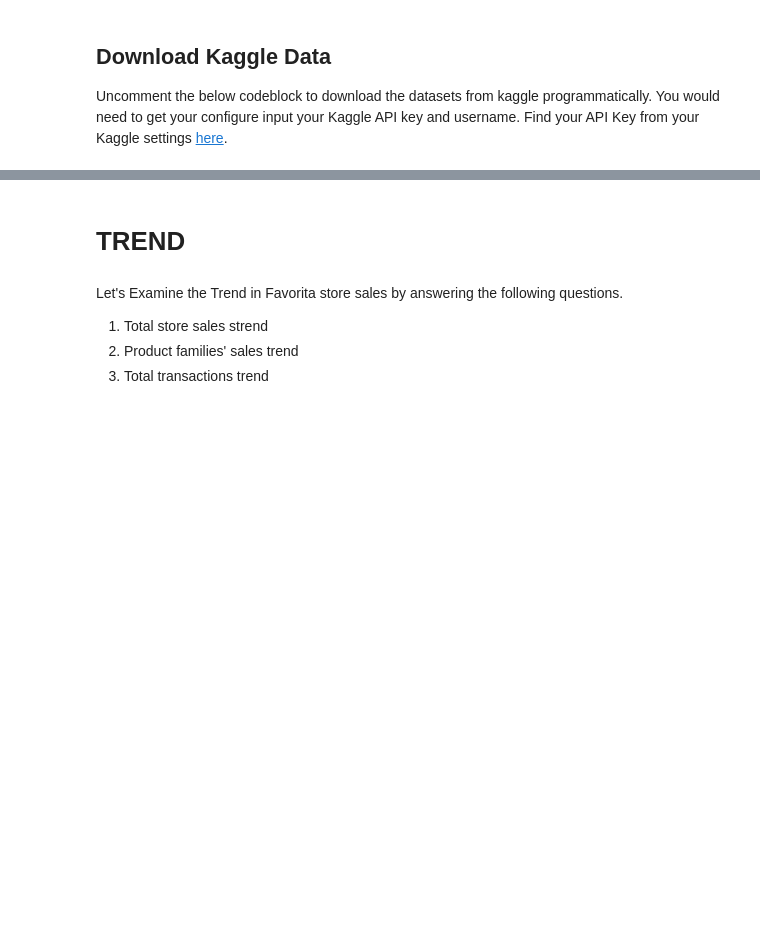
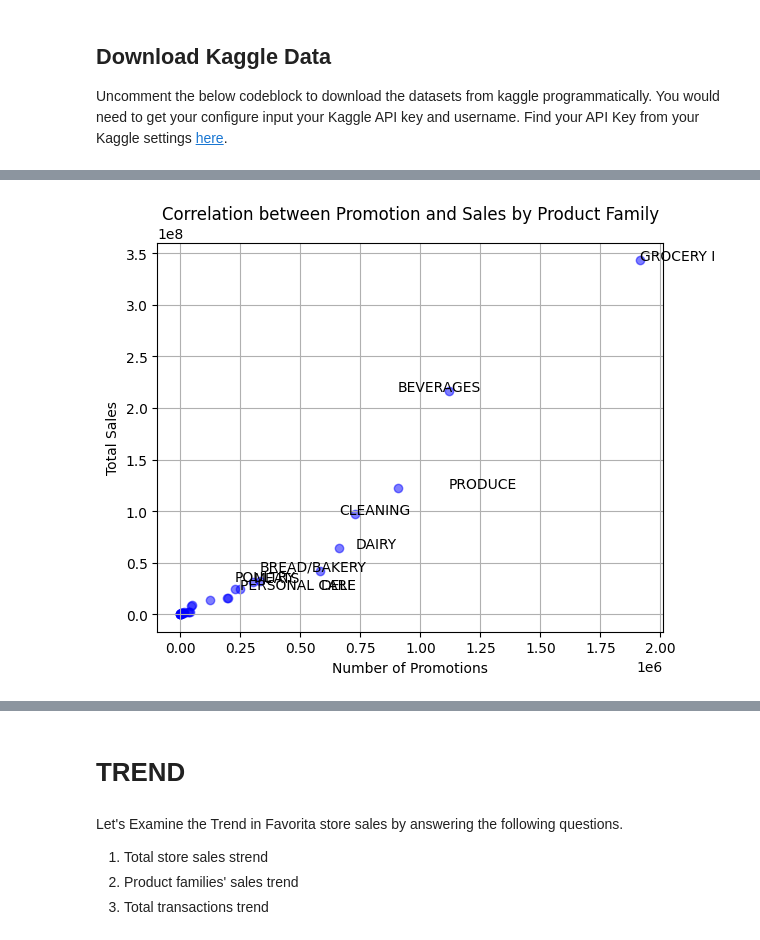
Before and after one commit to Anteemony/sktime-storesales-forecasting, a Jupyter notebook: notebooks/Store_Sales_Forecasting_with_Sktime.ipynb, the cells around one changed output, grey strips where cells are left out. Saved outputs shown, nothing was run; the diff lists cells and outputs as text; code cells hidden in the pictures; blank space fills up the shorter version.

```diff
--- a/notebooks/Store_Sales_Forecasting_with_Sktime.ipynb
+++ b/notebooks/Store_Sales_Forecasting_with_Sktime.ipynb
@@ -256,0 +200,17 @@ memory usage: 1.4 MB
+# %%
+# Create a scatter plot to check correlation
+plt.figure(figsize=(6,5))
+plt.scatter(promoted_families, family_sales, color='b', alpha=0.5)
+plt.title('Correlation between Promotion and Sales by Product Family')
+plt.xlabel('Number of Promotions')
+plt.ylabel('Total Sales')
+plt.grid(True)
+plt.tight_layout()
+
+# annotate top 10 promotions
+for family_name in promoted_families[:10].index:
+    plt.annotate(family_name, (promoted_families[family_name], family_sales[family_name]))
+
+plt.show()
+# %% [output]
+[figure, added]
```
Also changed, not shown: parts of 58 cells of this notebook, 1 other file.
